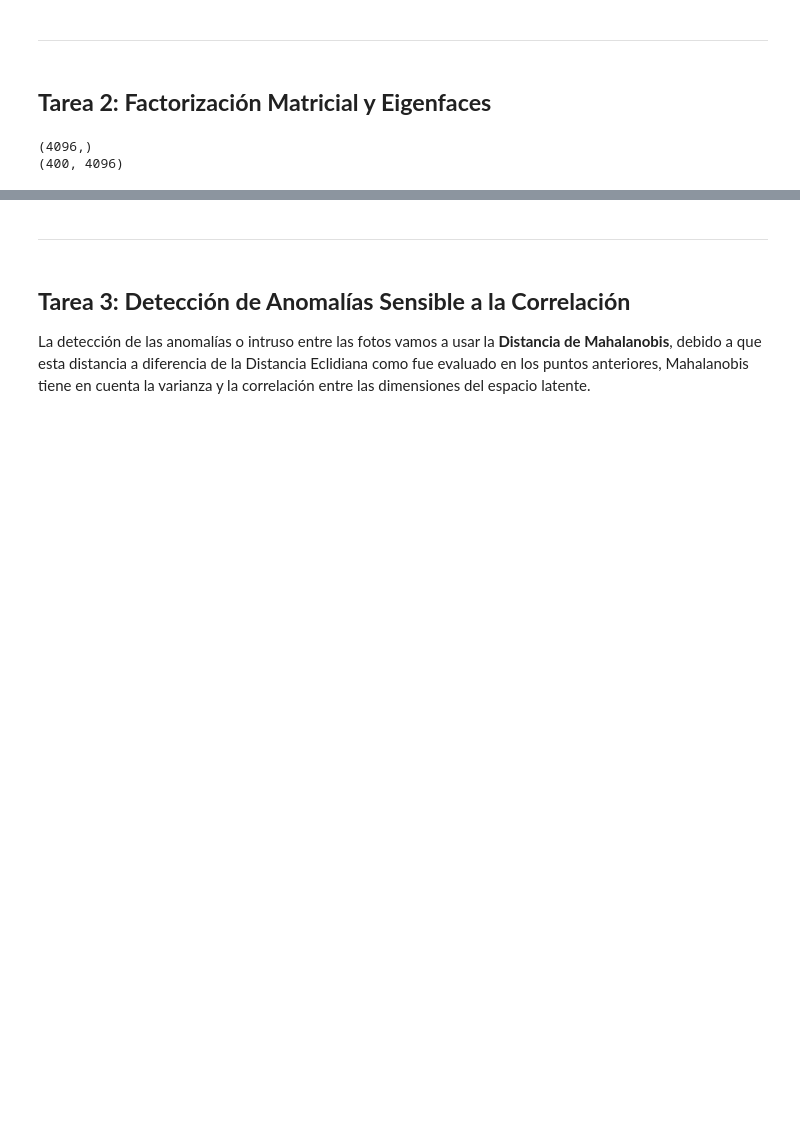
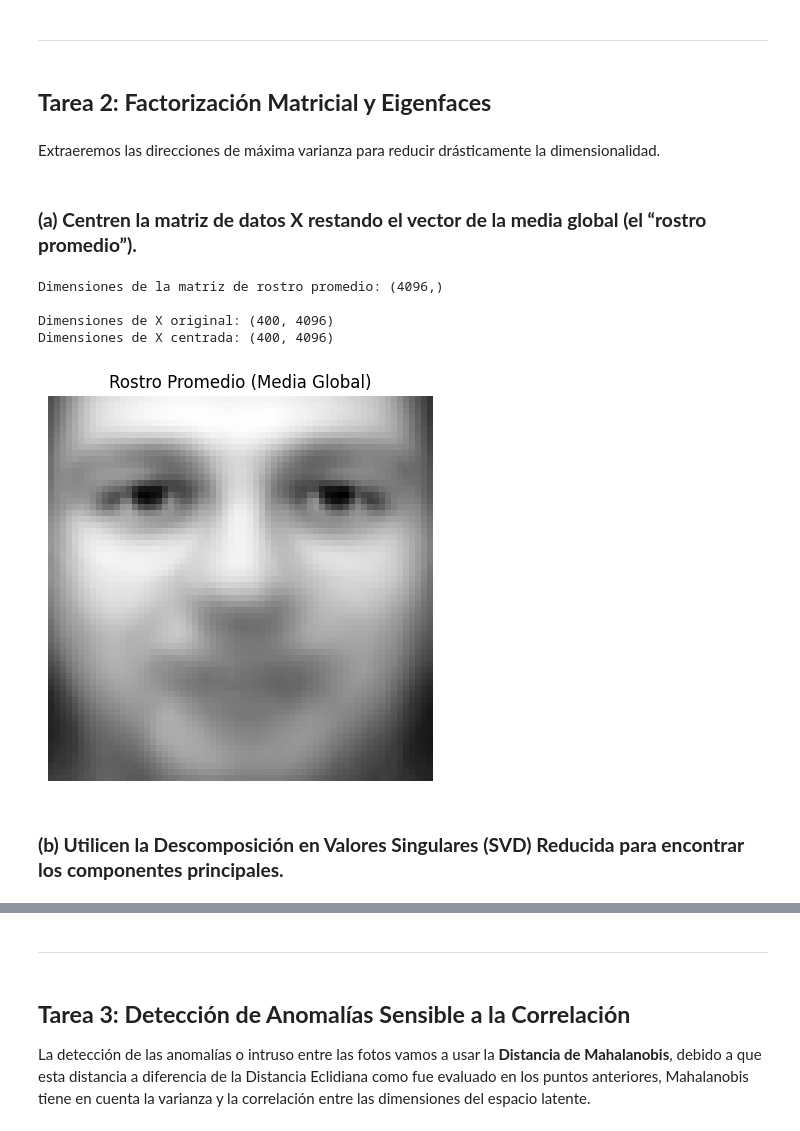
Before and after one commit to HeiderZapata/Applied-Math, a Jupyter notebook: Trabajo Final/Trabajo Final-Álgebra-Martinez-Zapata-Londono-Notebook.ipynb, the cells around one changed output, grey strips where cells are left out. Drawn from its saved outputs; the diff is of its cells as text; code cells hidden in the pictures; blank space fills up the shorter version.

```diff
--- a/Trabajo Final/Trabajo Final-Álgebra-Martinez-Zapata-Londono-Notebook.ipynb
+++ b/Trabajo Final/Trabajo Final-Álgebra-Martinez-Zapata-Londono-Notebook.ipynb
@@ -115,16 +141,37 @@ Para solucionar el problema anterior, no analizaremos píxeles individuales, sin
 ---
 # %% [markdown]
 ## **Tarea 2: Factorización Matricial y Eigenfaces**
+# %% [markdown]
+Extraeremos las direcciones de máxima varianza para reducir drásticamente la dimensionalidad.
+# %% [markdown]
+### **(a) Centren la matriz de datos X restando el vector de la media global (el “rostro promedio”).**
 # %%
 # --- CENTRAR LOS DATOS ---
-# Calculamos el "Rostro Promedio" de toda la base de datos obteniendo la media por columna (media de cada píxel a través de las 400 imágenes)
+# Calcular el rostro promedio (media a lo largo de las columnas/características -> media de cada píxel a través de las 400 imágenes)
 rostro_promedio = np.mean(X, axis=0)
 
 # Centramos la matriz restando este promedio a cada imagen
 X_centrada = X - rostro_promedio
 
-print (rostro_promedio.shape) # Debería ser (4096,) porque es un vector aplanado del rostro promedio
-print (X_centrada.shape) # Debería ser (400, 4096)
+
+# Verificamos las dimensiones para asegurar que no cambiaron
+print(f"Dimensiones de la matriz de rostro promedio: {rostro_promedio.shape}") # Debería ser (4096,) porque es un vector aplanado del rostro promedio
+print()
+print(f"Dimensiones de X original: {X.shape}")
+print(f"Dimensiones de X centrada: {X_centrada.shape}")
+
+# --- Visualización del Rostro Promedio ---
+plt.figure(figsize=(5, 5))
+# Recordamos redimensionar el vector de 4096 a 64x64 para poder graficarlo
+plt.imshow(rostro_promedio.reshape(64, 64), cmap='gray')
+plt.title("Rostro Promedio (Media Global)")
+plt.axis('off')
+plt.show()
 # %% [output]
-(4096,)
-(400, 4096)
+Dimensiones de la matriz de rostro promedio: (4096,)
+
+Dimensiones de X original: (400, 4096)
+Dimensiones de X centrada: (400, 4096)
+[figure, added]
+# %% [markdown]
+### **(b) Utilicen la Descomposición en Valores Singulares (SVD) Reducida para encontrar los componentes principales.**
```
Also changed, not shown: parts of 28 cells of this notebook, 1 other file.
